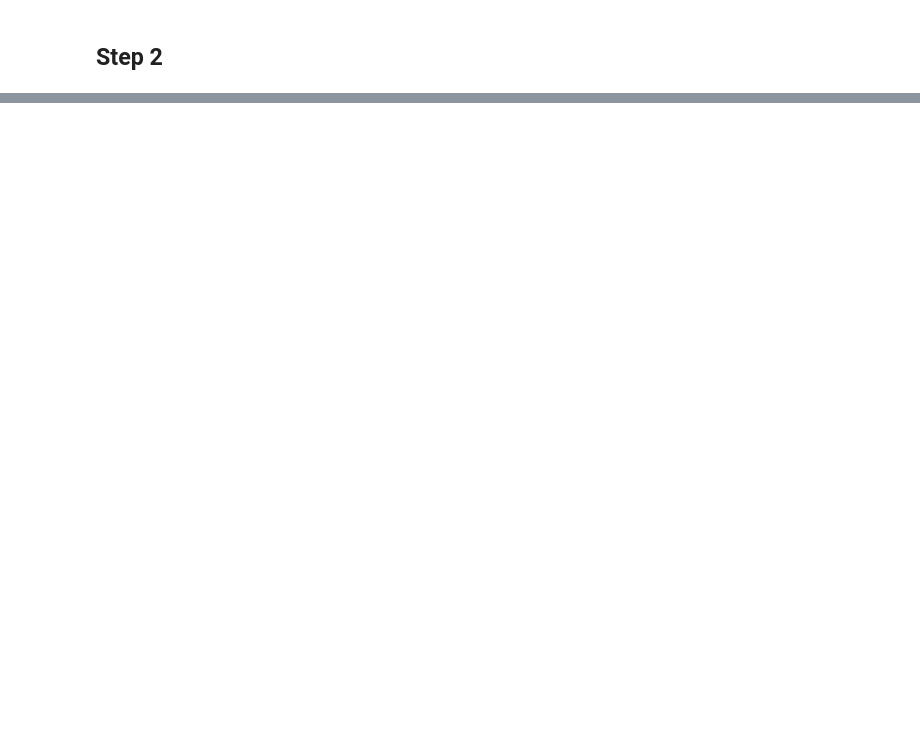
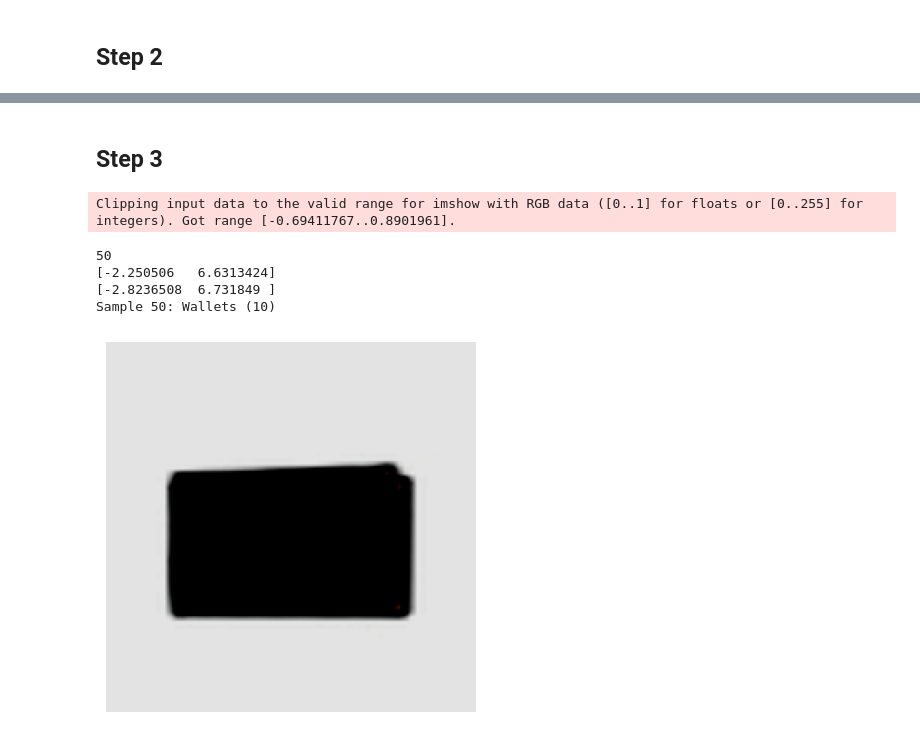
Before and after one commit to gabry1242/Deeplearning_project, a Jupyter notebook: ass1_skeleton.ipynb, the cells around one changed output, grey strips where cells are left out. Cells and saved outputs as stored; diff of their text form; code cells hidden in the pictures; blank space fills up the shorter version.

Commit message:
task4: step3 implemented

```diff
--- a/ass1_skeleton.ipynb
+++ b/ass1_skeleton.ipynb
@@ -890,0 +943,77 @@ ValueError: Found input variables with inconsistent numbers of samples: [9210, 5
+# %% [markdown]
+## Step 3
+# %%
+from torch.utils.data import Subset
+
+def print_sample_info(dataset, index):
+    img, label = dataset[index]
+    article_type_name = dataset.df.iloc[index]["articleTypeName"]
+    print(f"Sample {index}: {article_type_name} ({label.item()})")
+    if True:
+        plt.imshow(img.permute(1, 2, 0))
+        plt.axis("off")
+        plt.show()
+
+def identify_class(label_id):
+    if label_id in label_id_to_label_name:
+        return label_id_to_label_name[label_id]
+    else:
+        return "Unknown Class"
+
+def identify_class_by_name(name):
+    for label_id, label_name in label_id_to_label_name.items():
+        if label_name == name:
+            return label_id
+    return -1
+
+tshirt_class = identify_class_by_name("Tshirts")
+shirt_class = identify_class_by_name("Shirts")
+
+test_tshirt_embeddings = embeddings1[labels1 == tshirt_class]
+test_shirt_embeddings = embeddings1[labels1 == shirt_class]
+train_tshirt_embeddings = embeddings2[labels2 == tshirt_class]
+train_shirt_embeddings = embeddings2[labels2 == shirt_class]
+
+test_tshirt_embeddings = reduce_dimensions(test_tshirt_embeddings.numpy(), method='tsne')
+test_shirt_embeddings = reduce_dimensions(test_shirt_embeddings.numpy(), method='tsne')
+train_tshirt_embeddings = reduce_dimensions(train_tshirt_embeddings.numpy(), method='tsne')
+train_shirt_embeddings = reduce_dimensions(train_shirt_embeddings.numpy(), method='tsne')
+
+test_centroids = {
+    "Tshirts": test_tshirt_embeddings.mean(axis=0),
+    "Shirts": test_shirt_embeddings.mean(axis=0)
+}
+
+train_centroids = {
+    "Tshirts": train_tshirt_embeddings.mean(axis=0),
+    "Shirts": train_shirt_embeddings.mean(axis=0)
+}
+
+# compute the euclidian distance between the centroids and all the embeddings and check the closest one
+def compute_euclidean_distance(centroid, embeddings):
+    min = float('inf')
+    for idx, embedding in enumerate(embeddings):
+        distance = np.linalg.norm(centroid - embedding)
+        if distance < min:
+            min = distance
+    return min, embedding, idx
+
+_, _, idx_test_tshirt = compute_euclidean_distance(test_centroids["Tshirts"], test_tshirt_embeddings)
+_, _, idx_test_shirt = compute_euclidean_distance(test_centroids["Shirts"], test_shirt_embeddings)
+_, _, idx_train_tshirt = compute_euclidean_distance(train_centroids["Tshirts"], train_tshirt_embeddings)
+_, _, idx_train_shirt = compute_euclidean_distance(train_centroids["Shirts"], train_shirt_embeddings)
+
+print(idx_test_tshirt)
+print(test_tshirt_embeddings[idx_test_tshirt])
+print(test_centroids["Tshirts"])
+
+#now I need to plot the image for test_tshirt_embeddings[idx_test_tshirt]
+
+print_sample_info(merged_test_dataset, idx_test_tshirt)
+# %% [output]
+Clipping input data to the valid range for imshow with RGB data ([0..1] for floats or [0..255] for integers). Got range [-0.69411767..0.8901961].
+50
+[-2.250506   6.6313424]
+[-2.8236508  6.731849 ]
+Sample 50: Wallets (10)
+[figure, added]
```
Also changed, not shown: parts of 11 cells of this notebook, 1 other file.
